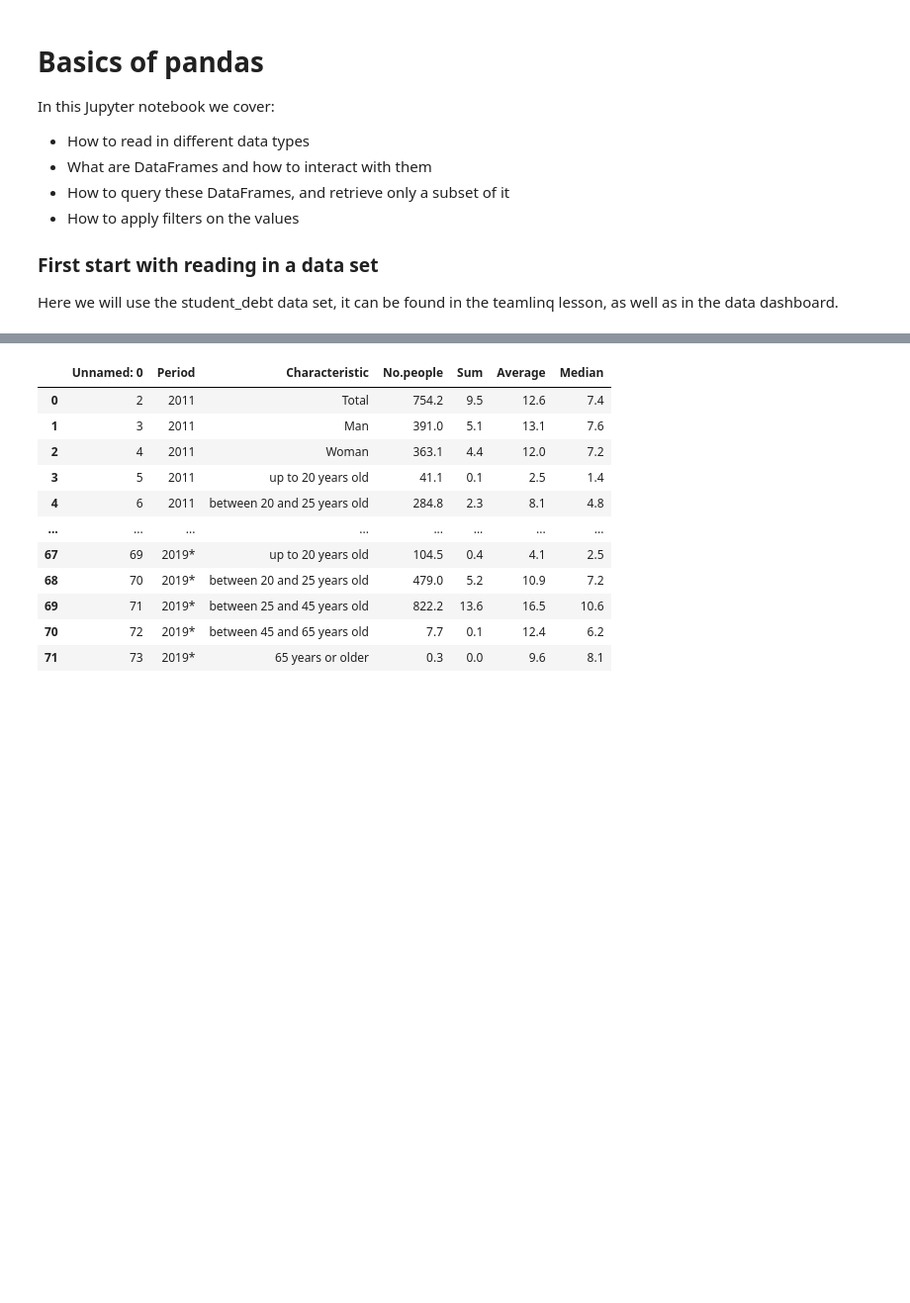
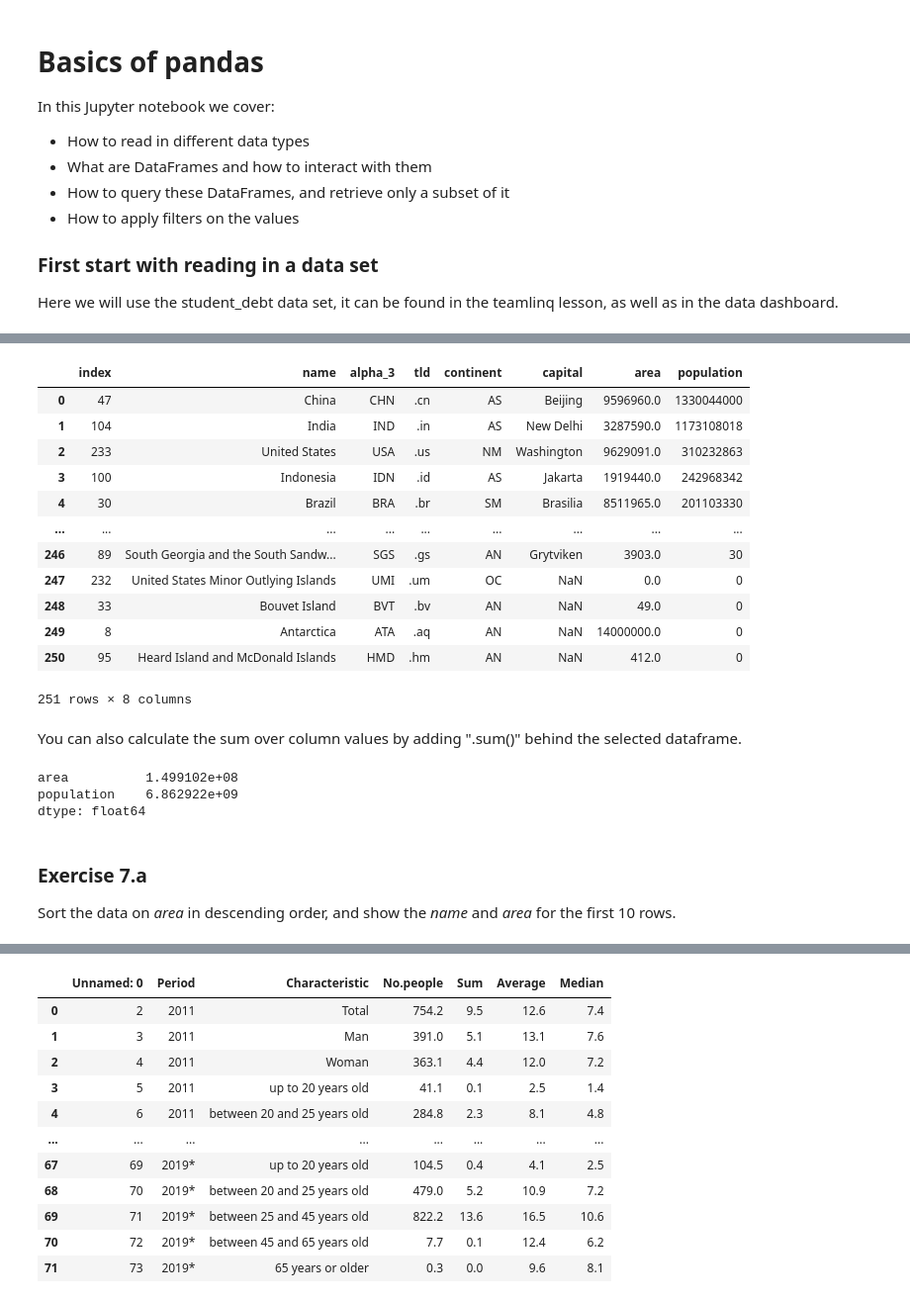
Before and after one commit to lzolyomi/Healthy-Data, a Jupyter notebook: data_track/pandas-intro.ipynb, the cells around one changed output, grey strips where cells are left out. Shown: that part at 99% size. Cells and saved outputs as stored; diff of their text form; code cells hidden in the pictures; blank space fills up the shorter version.

```diff
--- a/data_track/pandas-intro.ipynb
+++ b/data_track/pandas-intro.ipynb
@@ -11,0 +198,4 @@ Here we will use the student_debt data set, it can be found in the teamlinq less
+# %%
+file_countries = './data/country.csv'
+country_data = pd.read_csv(file_countries)
+country_data.head()
@@ -11,0 +275,30 @@ Here we will use the student_debt data set, it can be found in the teamlinq less
+# %%
+country_data_sorted_by_pop = country_data.sort_values(by='population', ascending=False).reset_index()
+country_data_sorted_by_pop
+# %% [output]
+|  | index | name | alpha_3 | tld | continent | capital | area | population |
+| 0 | 47 | China | CHN | .cn | AS | Beijing | 9596960.0 | 1330044000 |
+| 1 | 104 | India | IND | .in | AS | New Delhi | 3287590.0 | 1173108018 |
+| 2 | 233 | United States | USA | .us | NM | Washington | 9629091.0 | 310232863 |
+| 3 | 100 | Indonesia | IDN | .id | AS | Jakarta | 1919440.0 | 242968342 |
+| 4 | 30 | Brazil | BRA | .br | SM | Brasilia | 8511965.0 | 201103330 |
+| ... | ... | ... | ... | ... | ... | ... | ... | ... |
+| 246 | 89 | South Georgia and the South Sandw... | SGS | .gs | AN | Grytviken | 3903.0 | 30 |
+| 247 | 232 | United States Minor Outlying Islands | UMI | .um | OC | NaN | 0.0 | 0 |
+| 248 | 33 | Bouvet Island | BVT | .bv | AN | NaN | 49.0 | 0 |
+| 249 | 8 | Antarctica | ATA | .aq | AN | NaN | 14000000.0 | 0 |
+| 250 | 95 | Heard Island and McDonald Islands | HMD | .hm | AN | NaN | 412.0 | 0 |
+251 rows × 8 columns
+# %% [markdown]
+You can also calculate the sum over column values by adding ".sum()" behind the selected dataframe.
+# %%
+country_data[['area', 'population']].sum()
+# %% [output]
+area          1.499102e+08
+population    6.862922e+09
+dtype: float64
+# %% [markdown]
+### Exercise <span class="exercise">7.a</span>
+
+Sort the data on _area_ in descending order,
+and show the _name_ and _area_ for the first 10 rows.
```
Also changed, not shown: parts of 71 cells of this notebook, 6 other files.
